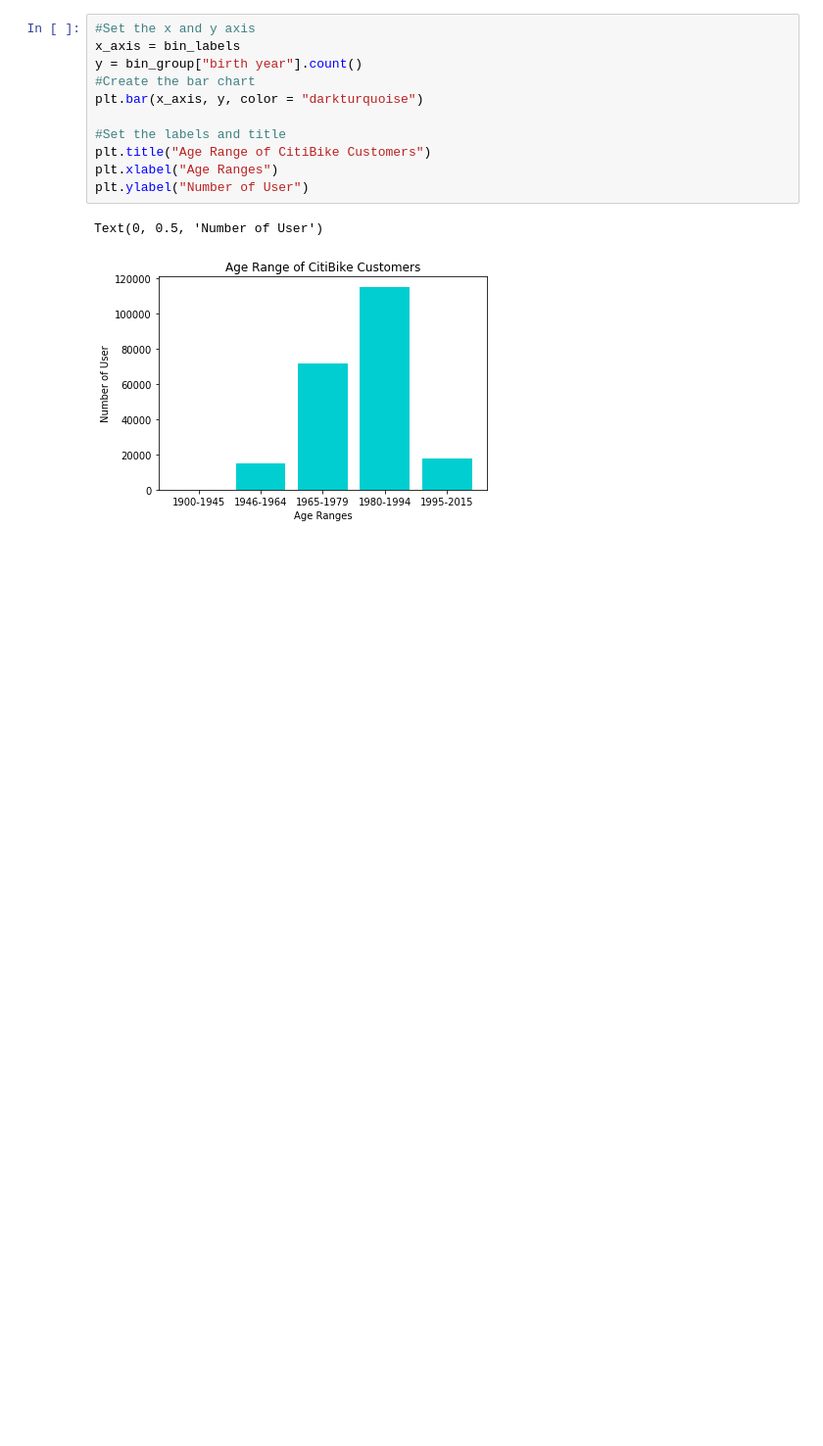
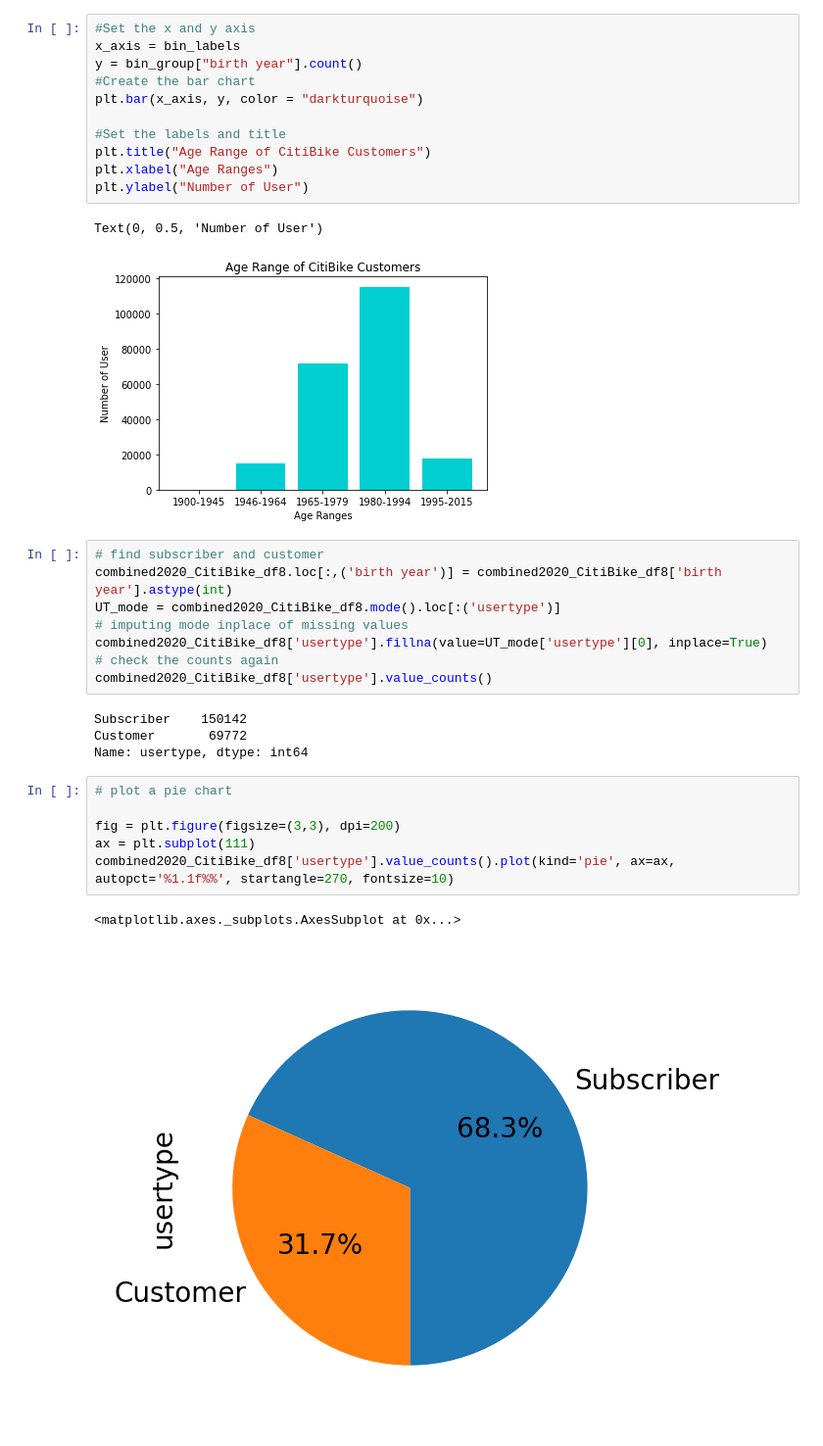
Before and after one commit to tnatoli29/Project_1, a Jupyter notebook: CitiBike/CitiBike 2020 Merge.ipynb, the cells around one changed output. Shown at 98% size. Saved outputs shown, nothing was run; the diff lists cells and outputs as text; blank space fills up the shorter version.

Commit message:
find subscriber and customer

```diff
--- a/CitiBike/CitiBike 2020 Merge.ipynb
+++ b/CitiBike/CitiBike 2020 Merge.ipynb
@@ -222,3 +222,24 @@ plt.ylabel("Number of User")
 # %% [output]
 Text(0, 0.5, 'Number of User')
 [figure]
+# %%
+# find subscriber and customer
+combined2020_CitiBike_df8.loc[:,('birth year')] = combined2020_CitiBike_df8['birth year'].astype(int)
+UT_mode = combined2020_CitiBike_df8.mode().loc[:('usertype')]
+# imputing mode inplace of missing values
+combined2020_CitiBike_df8['usertype'].fillna(value=UT_mode['usertype'][0], inplace=True)
+# check the counts again
+combined2020_CitiBike_df8['usertype'].value_counts()
+# %% [output]
+Subscriber    150142
+Customer       69772
+Name: usertype, dtype: int64
+# %%
+# plot a pie chart
+
+fig = plt.figure(figsize=(3,3), dpi=200)
+ax = plt.subplot(111)
+combined2020_CitiBike_df8['usertype'].value_counts().plot(kind='pie', ax=ax, autopct='%1.1f%%', startangle=270, fontsize=10)
+# %% [output]
+<matplotlib.axes._subplots.AxesSubplot at 0x...>
+[figure, added]
```
